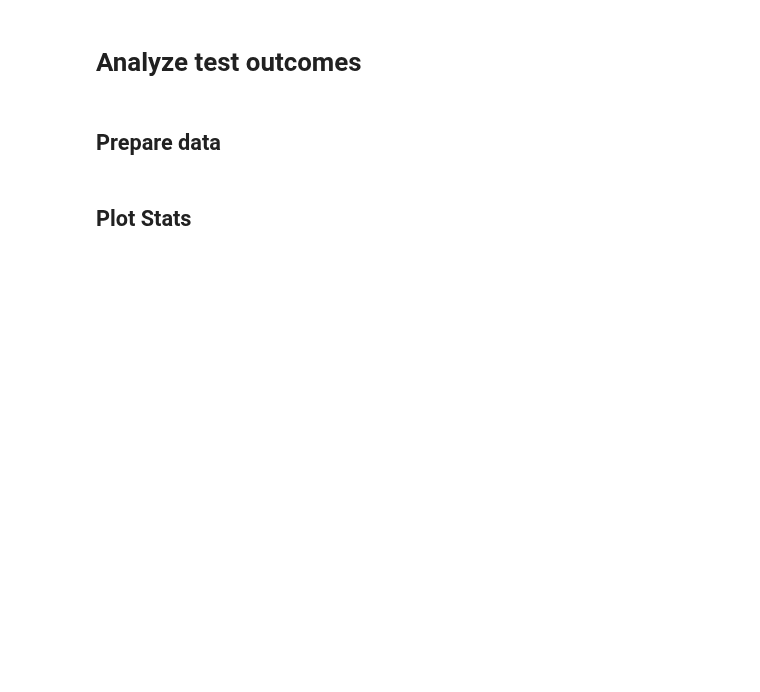
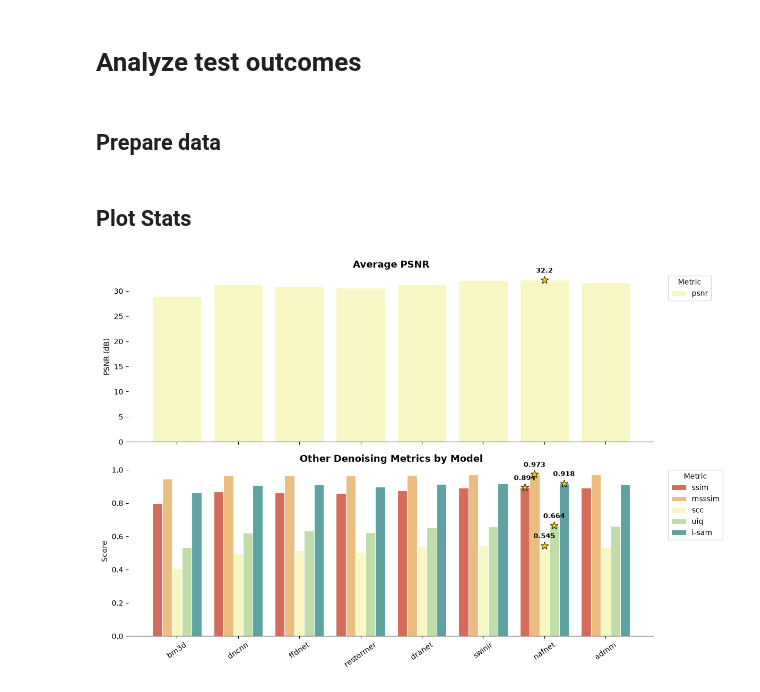
Before and after one commit to georgegrosu1/torch-admm-deconv, a Jupyter notebook: notebooks/analyze_admm_model.ipynb, the cells around one changed output. Drawn from its saved outputs; the diff is of its cells as text; code cells hidden in the pictures; blank space fills up the shorter version.

Commit message:
fix: metrics fixes for grayscale

```diff
--- a/notebooks/analyze_admm_model.ipynb
+++ b/notebooks/analyze_admm_model.ipynb
@@ -31,3 +21,9 @@ sns.set(style="whitegrid")
+# %%
+from enum import Enum
+
+class AnalysisMetric(Enum):
+	OBJECTIVE_FIDELITY = ['psnr', 'ssim', 'msssim', 'scc', 'uiq', 'i-sam']
+	SUBJECTIVE_FIDELITY = ['arniqa', 'i-lpips', 'i-dists', 'i-bfe']
 # %%
 from prettytable import PrettyTable
 
@@ -145,14 +146,14 @@ plt.imshow(feat_admm1.detach().cpu().numpy()[0].transpose(1, 2, 0))
 # %% [markdown]
 ## Prepare data
 # %%
-dsets_p = 'D:/Projects/datasets/denoising_test_sets'
+dsets_p = 'D:/Projects/datasets/denoising_test_sets/color'
 res_paths = [res_p for res_p in Path(dsets_p).glob('*std*')]
 # %%
 models_names = ['bm3d', 'dncnn', 'ffdnet', 'restormer', 'dranet', 'restormer', 'swinir', 'nafnet', 'admm']
 # %%
 res_paths_wmodels = [f'{path}/{model}/metrics_{model}.csv'.replace("\\", "/") for path in res_paths for model in models_names]
 # %%
-res_paths_wmodels[23]
+res_paths_wmodels = [fname for fname in res_paths_wmodels if "Kodak24" not in fname]
 # %%
 results_dfs = []
 for path in res_paths_wmodels:
@@ -169,10 +170,10 @@ for path in res_paths_wmodels:
     results_dfs.append(df)
 all_dfs = pd.concat(results_dfs, axis=0).reset_index(drop=True)
 # %%
-all_dfs['inverse_sam'] = 1 - all_dfs['sam']
-all_dfs['inverse_dists'] = 1 - all_dfs['dists']
-all_dfs['inverse_lpips'] = 1 - all_dfs['lpips']
-all_dfs['inverse_blur_effect'] = 1 - all_dfs['blur_effect']
+all_dfs['i-sam'] = 1 - all_dfs['sam']
+all_dfs['i-dists'] = 1 - all_dfs['dists']
+all_dfs['i-lpips'] = 1 - all_dfs['lpips']
+all_dfs['i-bfe'] = 1 - all_dfs['blur_effect']
 # %%
 metrics_n = [col for col in all_dfs.columns if col not in ['model_name', 'std_val', 'dset_name']]
 # %%
@@ -240,3 +315,5 @@ def plot_grouped_metrics(df, metrics_subset=None, normalize=False, index_col=0):
 # %%
-plot_grouped_metrics(barplot_df, ['ssim', 'msssim', 'scc', 'uiq', 'arniqa'])
+plot_grouped_metrics(barplot_df, AnalysisMetric.OBJECTIVE_FIDELITY)
+# %% [output]
+[figure, added]
 # %%
```
Also changed, not shown: parts of 7 cells of this notebook, 3 other files.
